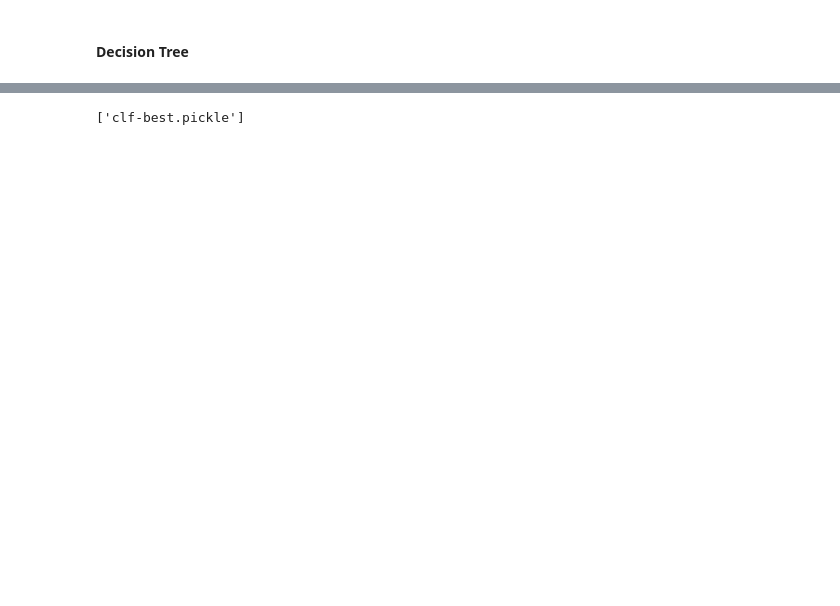
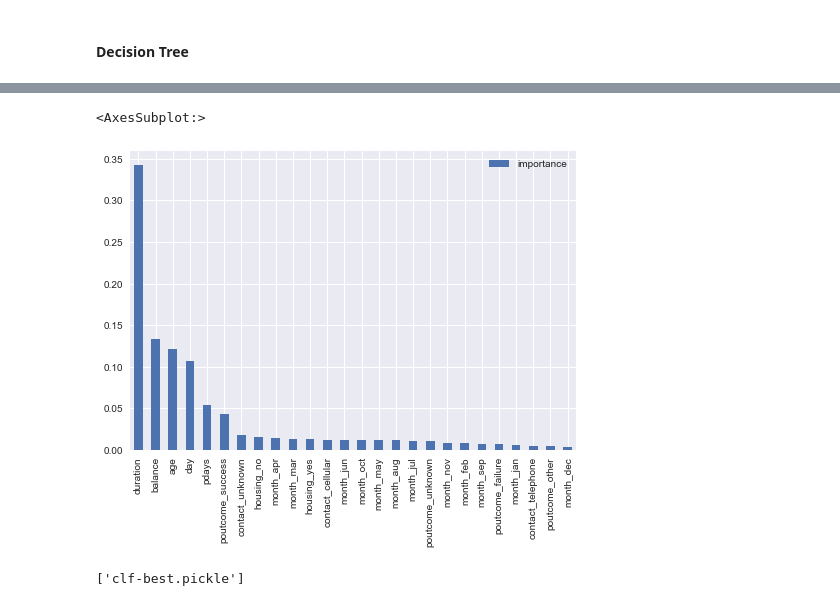
Before and after one commit to Team5UD/bank-marketing, a Jupyter notebook: Group5BankMarketing.ipynb, the cells around one changed output, grey strips where cells are left out. Saved outputs shown, nothing was run; the diff lists cells and outputs as text; code cells hidden in the pictures; blank space fills up the shorter version.

```diff
--- a/Group5EDACode.ipynb
+++ b/Group5BankMarketing.ipynb
@@ -833,0 +967,3 @@ The following code shows how to save the trained model as a pickle file, which c
+# %%
+cat_original_feature_names = clf_best[0].transformers_[1][2]
+cat_original_feature_names
@@ -833,0 +972,3 @@ The following code shows how to save the trained model as a pickle file, which c
+# %%
+cat_new_feature_names = list(clf_best[0].transformers_[1][1]['onehot'].get_feature_names(cat_original_feature_names))
+cat_new_feature_names
@@ -833,0 +993,3 @@ The following code shows how to save the trained model as a pickle file, which c
+# %%
+feature_names = num_original_feature_names + cat_new_feature_names
+feature_names
@@ -833,0 +1014,3 @@ The following code shows how to save the trained model as a pickle file, which c
+# %%
+r = pd.DataFrame(i, index=feature_names, columns=['importance'])
+r
@@ -834,3 +1055,8 @@ The following code shows how to save the trained model as a pickle file, which c
+# %%
+r.sort_values('importance', ascending=False).plot.bar()
+# %% [output]
+<AxesSubplot:>
+[figure, added]
 # %%
 # Save the model as a pickle file
 import joblib
```
Also changed, not shown: parts of 75 cells of this notebook, 1 other file.
